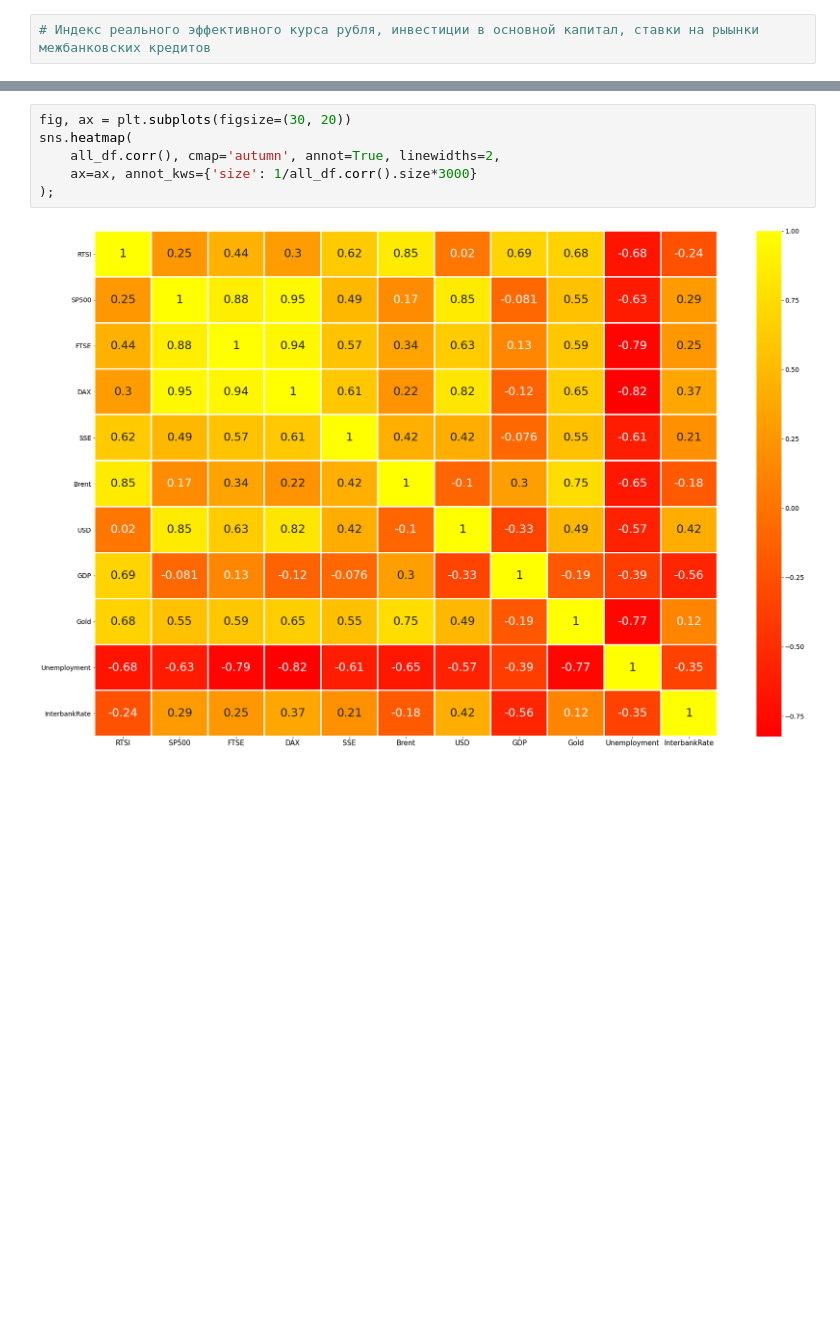
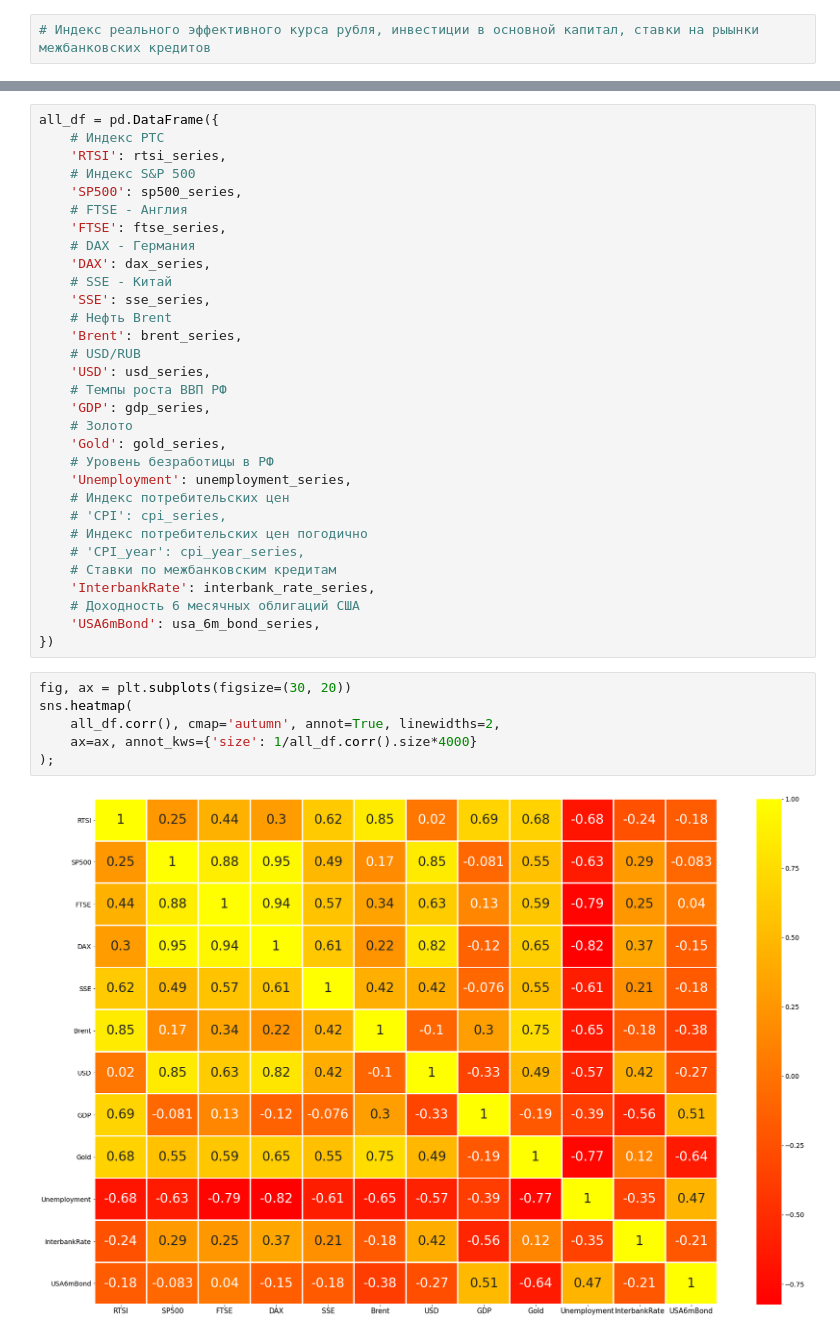
Before and after one commit to xtess16/RTSI, a Jupyter notebook: RTS_regression.ipynb, the cells around one changed output, grey strips where cells are left out. Cells and saved outputs as stored; diff of their text form; blank space fills up the shorter version.

Commit message:
Добавлена доходность по 6 месячным бондам США, проведен небольшой рефакторинг

```diff
--- a/RTS_regression.ipynb
+++ b/RTS_regression.ipynb
@@ -115,8 +62,39 @@ all_df = pd.DataFrame({
+# %%
+all_df = pd.DataFrame({
+    # Индекс РТС
+    'RTSI': rtsi_series,
+    # Индекс S&P 500
+    'SP500': sp500_series,
+    # FTSE - Англия
+    'FTSE': ftse_series,
+    # DAX - Германия
+    'DAX': dax_series,
+    # SSE - Китай
+    'SSE': sse_series,
+    # Нефть Brent
+    'Brent': brent_series,
+    # USD/RUB
+    'USD': usd_series,
+    # Темпы роста ВВП РФ
+    'GDP': gdp_series,
+    # Золото
+    'Gold': gold_series,
+    # Уровень безработицы в РФ
+    'Unemployment': unemployment_series,
+    # Индекс потребительских цен
+    # 'CPI': cpi_series,
+    # Индекс потребительских цен погодично
+    # 'CPI_year': cpi_year_series,
+    # Ставки по межбанковским кредитам
+    'InterbankRate': interbank_rate_series,
+    # Доходность 6 месячных облигаций США
+    'USA6mBond': usa_6m_bond_series,
+})
 # %%
 fig, ax = plt.subplots(figsize=(30, 20))
 sns.heatmap(
     all_df.corr(), cmap='autumn', annot=True, linewidths=2,
-    ax=ax, annot_kws={'size': 1/all_df.corr().size*3000}
+    ax=ax, annot_kws={'size': 1/all_df.corr().size*4000}
 );
 # %% [output]
-[figure, old version]
+[figure, new version]
```
Also changed, not shown: parts of 3 cells of this notebook, 20 other files.
